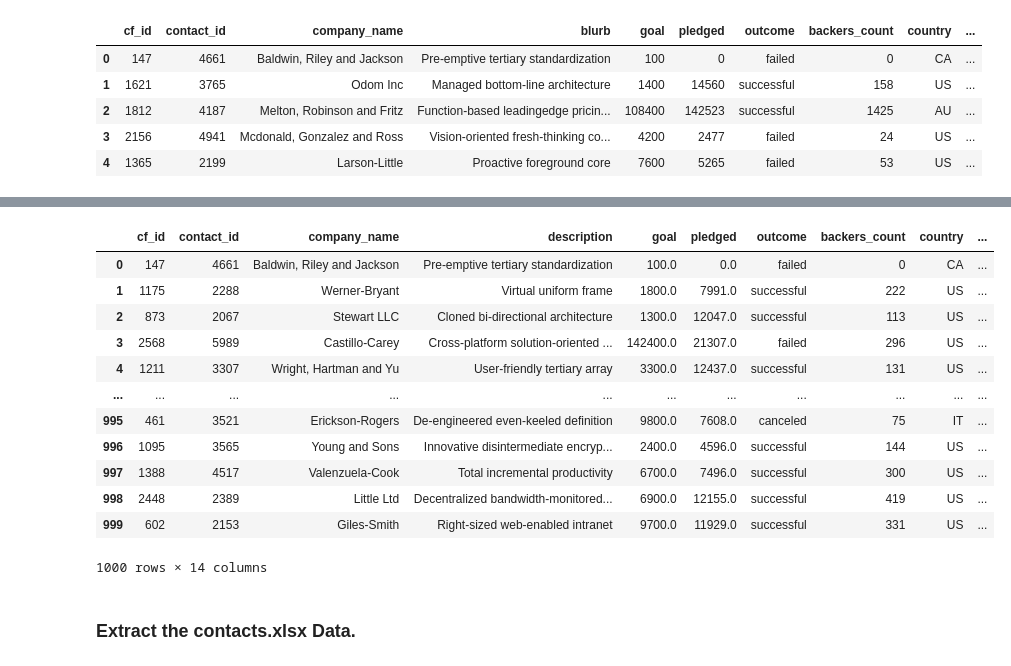
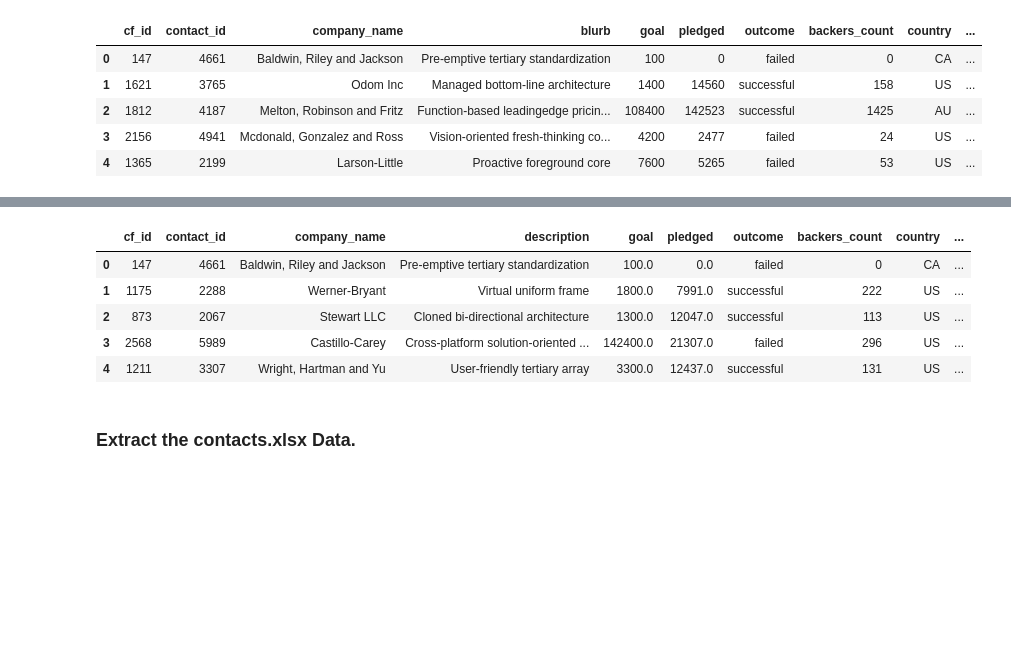
Before and after one commit to ltablas/Crowdfunding_ETL, a Jupyter notebook: ETL_Mini_Project_LTablas.ipynb, the cells around one changed output, grey strips where cells are left out. Saved outputs shown, nothing was run; the diff lists cells and outputs as text; code cells hidden in the pictures; blank space fills up the shorter version.

```diff
--- a/ETL_Mini_Project_LTablas.ipynb
+++ b/ETL_Mini_Project_LTablas.ipynb
@@ -263,5 +257,6 @@ dtype: object
 # %%
 # Format the launched_date and end_date columns to datetime format
 from datetime import datetime as dt
-campaign_df['launch_date'] = pd.to_datetime(campaign_df['launch_date'])
-campaign_df['end_date'] = pd.to_datetime(campaign_df['end_date'])
+campaign_df['launch_date'] = pd.to_datetime(campaign_df['launch_date'], unit='s').dt.strftime('%Y-%m-%d')
+campaign_df['end_date'] = pd.to_datetime(campaign_df['end_date'], unit='s').dt.strftime('%Y-%m-%d')
+campaign_df.head()
@@ -286,21 +288,14 @@ campaign_merged_df.tail(10)
 # %%
 # Drop unwanted columns
 campaign_cleaned = campaign_merged_df.drop(['staff_pick', 'spotlight', 'category & sub-category', 'category', 'subcategory'], axis=1)
-campaign_cleaned
+campaign_cleaned.head()
 # %% [output]
 |  | cf_id | contact_id | company_name | description | goal | pledged | outcome | backers_count | country | ... |
 | 0 | 147 | 4661 | Baldwin, Riley and Jackson | Pre-emptive tertiary standardization | 100.0 | 0.0 | failed | 0 | CA | ... |
 | 1 | 1175 | 2288 | Werner-Bryant | Virtual uniform frame | 1800.0 | 7991.0 | successful | 222 | US | ... |
 | 2 | 873 | 2067 | Stewart LLC | Cloned bi-directional architecture | 1300.0 | 12047.0 | successful | 113 | US | ... |
 | 3 | 2568 | 5989 | Castillo-Carey | Cross-platform solution-oriented ... | 142400.0 | 21307.0 | failed | 296 | US | ... |
 | 4 | 1211 | 3307 | Wright, Hartman and Yu | User-friendly tertiary array | 3300.0 | 12437.0 | successful | 131 | US | ... |
-| ... | ... | ... | ... | ... | ... | ... | ... | ... | ... | ... |
-| 995 | 461 | 3521 | Erickson-Rogers | De-engineered even-keeled definition | 9800.0 | 7608.0 | canceled | 75 | IT | ... |
-| 996 | 1095 | 3565 | Young and Sons | Innovative disintermediate encryp... | 2400.0 | 4596.0 | successful | 144 | US | ... |
-| 997 | 1388 | 4517 | Valenzuela-Cook | Total incremental productivity | 6700.0 | 7496.0 | successful | 300 | US | ... |
-| 998 | 2448 | 2389 | Little Ltd | Decentralized bandwidth-monitored... | 6900.0 | 12155.0 | successful | 419 | US | ... |
-| 999 | 602 | 2153 | Giles-Smith | Right-sized web-enabled intranet | 9700.0 | 11929.0 | successful | 331 | US | ... |
-1000 rows × 14 columns
 # %%
 # Export the DataFrame as a CSV file.
 campaign_cleaned.to_csv("Resources/campaign.csv", index=False)
```
Also changed, not shown: parts of 4 cells of this notebook, 3 other files.
